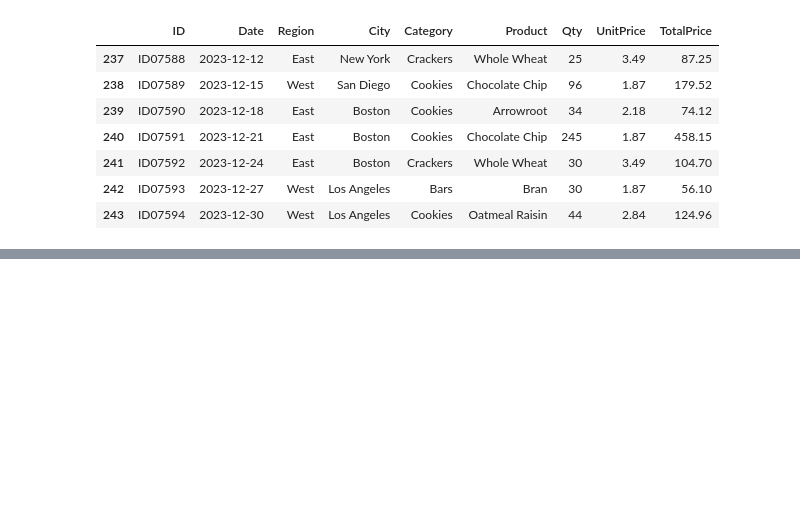
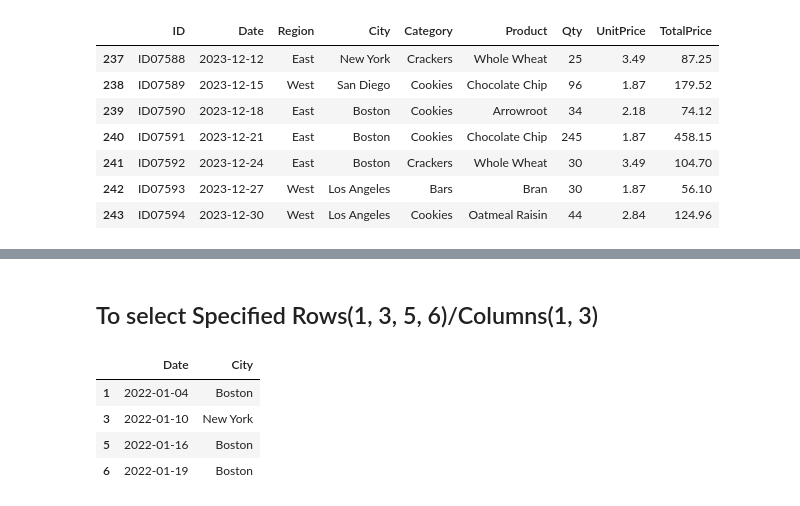
Before and after one commit to Prateek-Sharma-87/pandas-basics, a Jupyter notebook: Examples.ipynb, the cells around one changed output, grey strips where cells are left out. Cells and saved outputs as stored; diff of their text form; code cells hidden in the pictures; blank space fills up the shorter version.

```diff
--- a/Examples.ipynb
+++ b/Examples.ipynb
@@ -167,0 +209,10 @@ sample_df.tail(7)
+# %% [markdown]
+## To select Specified Rows(1, 3, 5, 6)/Columns(1, 3)
+# %%
+sample_df.iloc[[1, 3, 5, 6], [1, 3]]
+# %% [output]
+|  | Date | City |
+| 1 | 2022-01-04 | Boston |
+| 3 | 2022-01-10 | New York |
+| 5 | 2022-01-16 | Boston |
+| 6 | 2022-01-19 | Boston |
```
Also changed, not shown: parts of 8 cells of this notebook.
